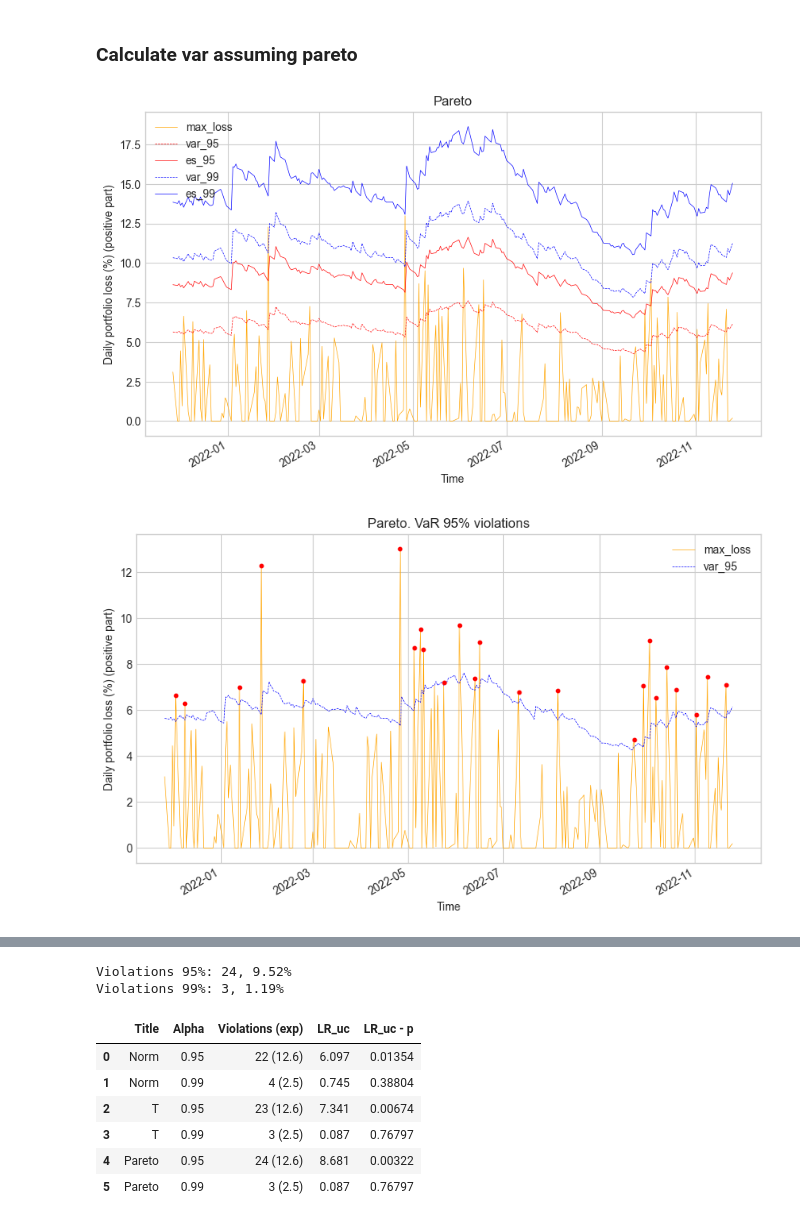
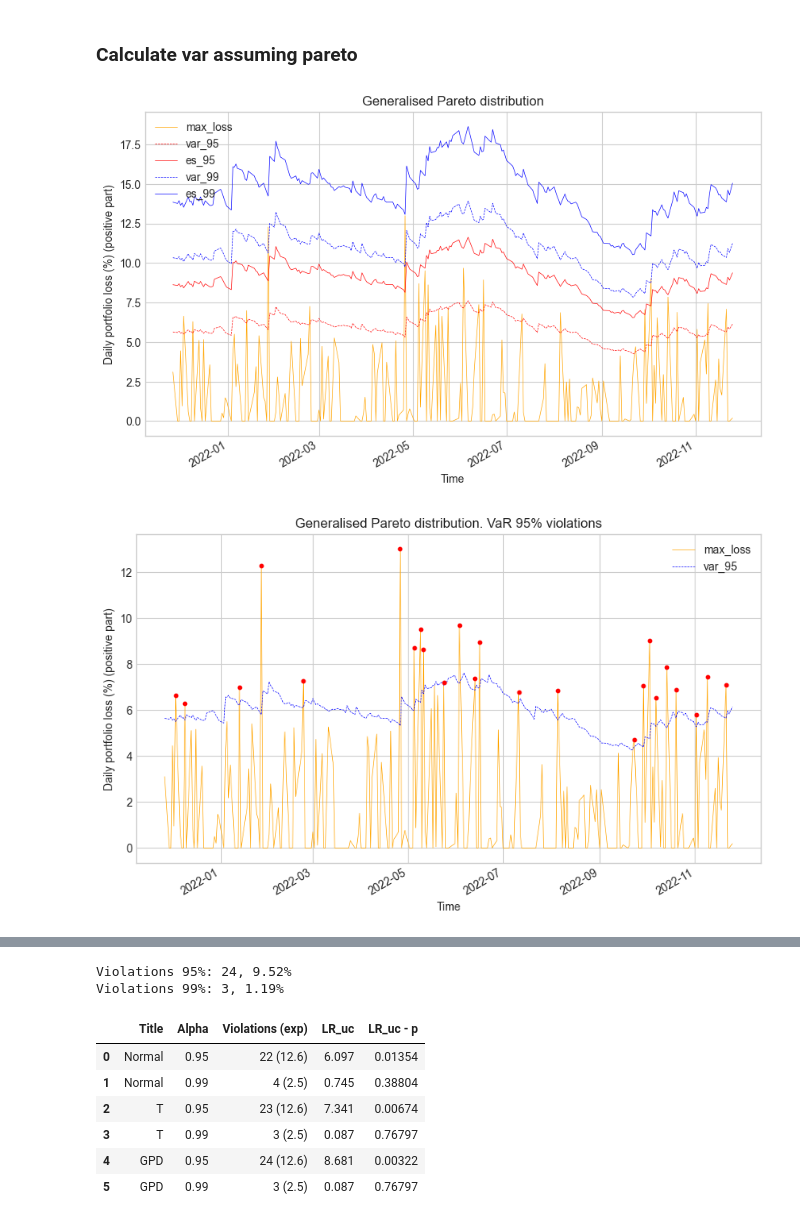
Before and after one commit to georgec123/qrm2, a Jupyter notebook: src/q1.ipynb, the cells around one changed output, grey strips where cells are left out. Drawn from its saved outputs; the diff is of its cells as text; code cells hidden in the pictures.

Commit message:
plots ya

```diff
--- a/src/q1.ipynb
+++ b/src/q1.ipynb
@@ -235,7 +237,7 @@ Violations 99%: 3, 1.19%
 # %%
 df_par = bt.compute_var_df(df=df[~train_mask], q_95=q_95_par, q_99=q_99_par,
                          es_95_mult=es_95_par_mult, es_99_mult=es_99_par_mult)
-bt.print_viols_and_plot(df_par, 'Pareto',3)
+bt.print_viols_and_plot(df_par, 'Generalised Pareto distribution',3)
 # %% [output]
-[figure, old version]
+[figure, new version]
-[figure, old version]
+[figure, new version]
@@ -244,16 +246,16 @@ Violations 95%: 24, 9.52%
 Violations 99%: 3, 1.19%
 # %%
 backtesting_df = pd.concat(
-        [bt.get_stats(df_norm, "Norm"),
+        [bt.get_stats(df_norm, "Normal"),
         bt.get_stats(df_t, "T"),
-        bt.get_stats(df_par, "Pareto")]
+        bt.get_stats(df_par, "GPD")]
         ).reset_index(drop=True)
 backtesting_df
 # %% [output]
 |  | Title | Alpha | Violations (exp) | LR_uc | LR_uc - p |
-| 0 | Norm | 0.95 | 22 (12.6) | 6.097 | 0.01354 |
-| 1 | Norm | 0.99 | 4 (2.5) | 0.745 | 0.38804 |
+| 0 | Normal | 0.95 | 22 (12.6) | 6.097 | 0.01354 |
+| 1 | Normal | 0.99 | 4 (2.5) | 0.745 | 0.38804 |
 | 2 | T | 0.95 | 23 (12.6) | 7.341 | 0.00674 |
 | 3 | T | 0.99 | 3 (2.5) | 0.087 | 0.76797 |
-| 4 | Pareto | 0.95 | 24 (12.6) | 8.681 | 0.00322 |
-| 5 | Pareto | 0.99 | 3 (2.5) | 0.087 | 0.76797 |
+| 4 | GPD | 0.95 | 24 (12.6) | 8.681 | 0.00322 |
+| 5 | GPD | 0.99 | 3 (2.5) | 0.087 | 0.76797 |
```
Also changed, not shown: parts of 2 cells of this notebook, 3 other files.
